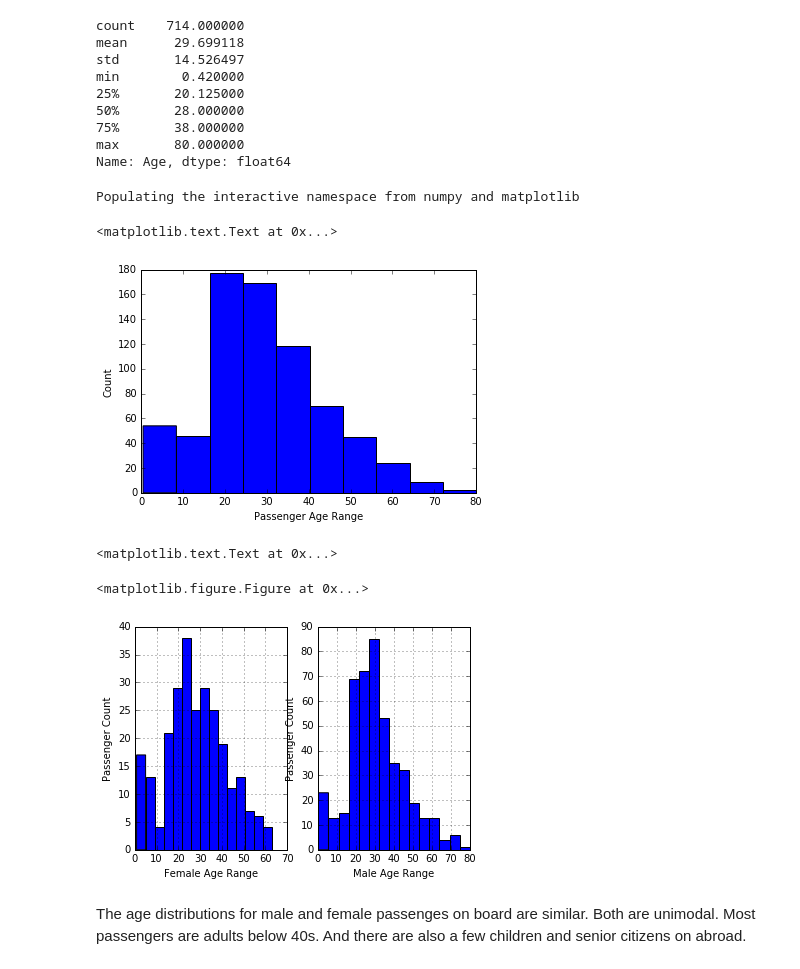
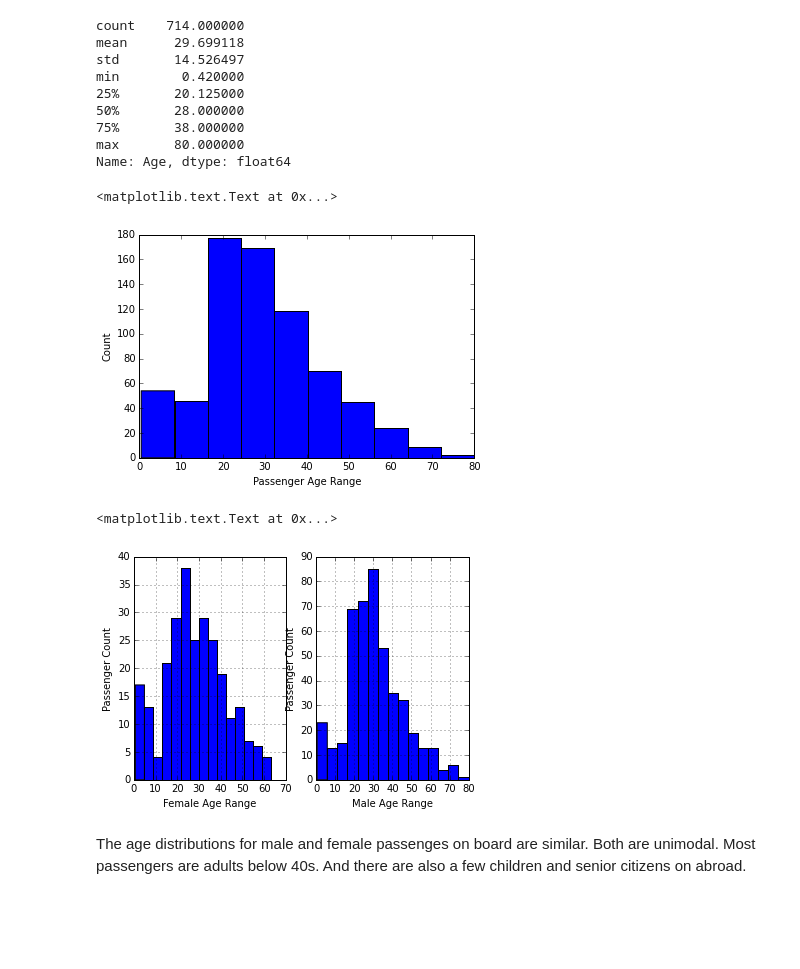
Before and after one commit to YanhuaHe/Udacity-Data-Science-Portfolio, a Jupyter notebook: P2 - Investigate Titanic Dataset with NumPy and Pandas/Titanic Data Analysis.ipynb, the cells around one changed output. Drawn from its saved outputs; the diff is of its cells as text; code cells hidden in the pictures; blank space fills up the shorter version.

```diff
--- a/P2 - Investigate Titanic Dataset with NumPy and Pandas/Titanic Data Analysis.ipynb
+++ b/P2 - Investigate Titanic Dataset with NumPy and Pandas/Titanic Data Analysis.ipynb
@@ -1,7 +6,6 @@
 # %%
 import pandas as pd
 import numpy as np
-import matplotlib as plt
-path = "C:/Users/Administrator/Desktop/Udacity/Intro to Data Analysis/Homework Project 2/titanic_data.csv"
-titanic_dataframe = pd.read_csv(path)
+import matplotlib.pylab as plt
+titanic_dataframe = pd.read_csv("titanic_data.csv")
 # %%
@@ -87,29 +93,26 @@ min        0.420000
 max       80.000000
 Name: Age, dtype: float64
 # %%
-%pylab inline
+%matplotlib inline
 plt.hist(titanic_dataframe['Age'].dropna())
 plt.xlabel("Passenger Age Range")
 plt.ylabel("Count")
 # %% [output]
-Populating the interactive namespace from numpy and matplotlib
+<matplotlib.text.Text at 0x...>
-<matplotlib.text.Text at 0x...>
-[figure, old version]
+[figure, new version]
 # %%
 fig = plt.figure()
-fig = plt.figure()
-fig2 = subplot(1,2,1)
+fig1 = fig.add_subplot(1,2,1)
 plt.xlabel("Female Age Range")
 plt.ylabel("Passenger Count")
 titanic_dataframe[titanic_dataframe['Sex']=="female"]['Age'].hist(bins=15)
-fig2 = subplot(1,2,2)
+fig2 = fig.add_subplot(1,2,2)
 titanic_dataframe[titanic_dataframe['Sex']=="male"]['Age'].hist(bins=15)
 plt.xlabel("Male Age Range")
 plt.ylabel("Passenger Count")
 # %% [output]
 <matplotlib.text.Text at 0x...>
-<matplotlib.figure.Figure at 0x...>
-[figure, old version]
+[figure, new version]
 # %% [markdown]
 The age distributions for male and female passenges on board are similar. Both are unimodal. Most passengers are adults below 40s. And there are also a few children and senior citizens on abroad.
 # %%
```
Also changed, not shown: parts of 19 cells of this notebook.
